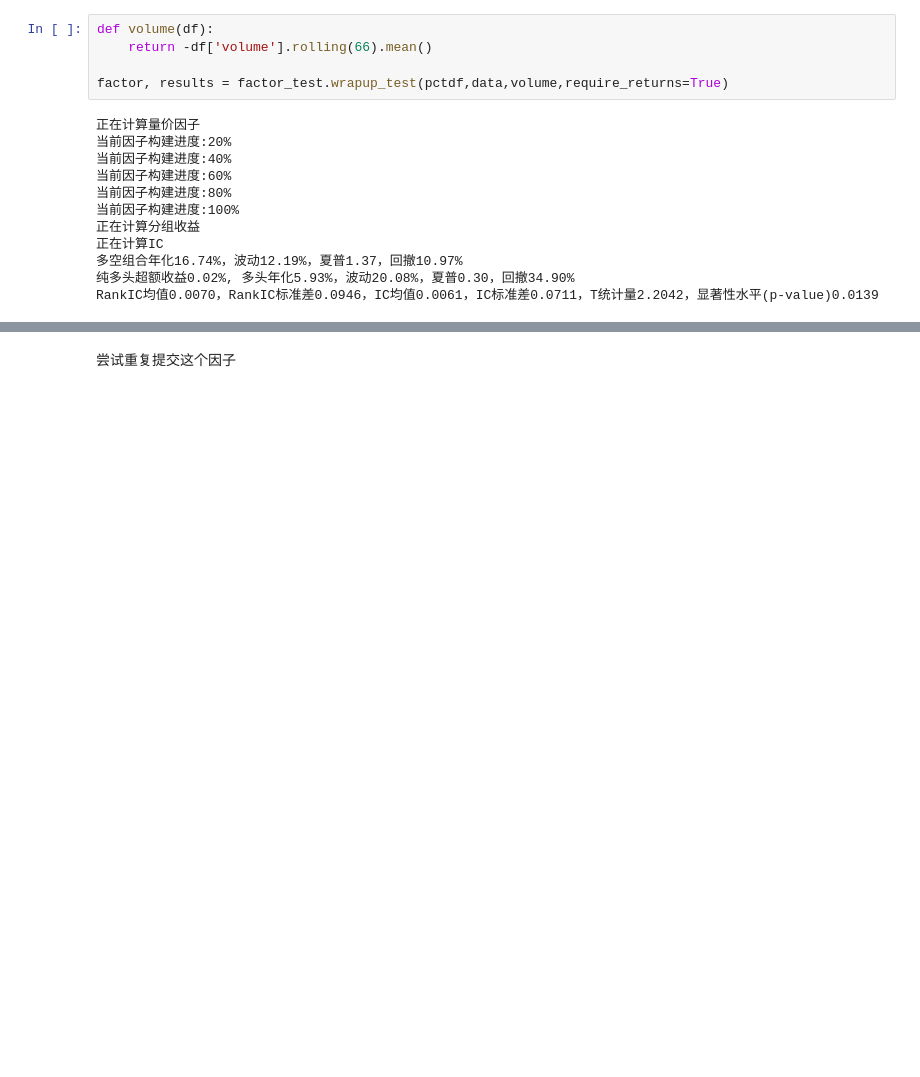
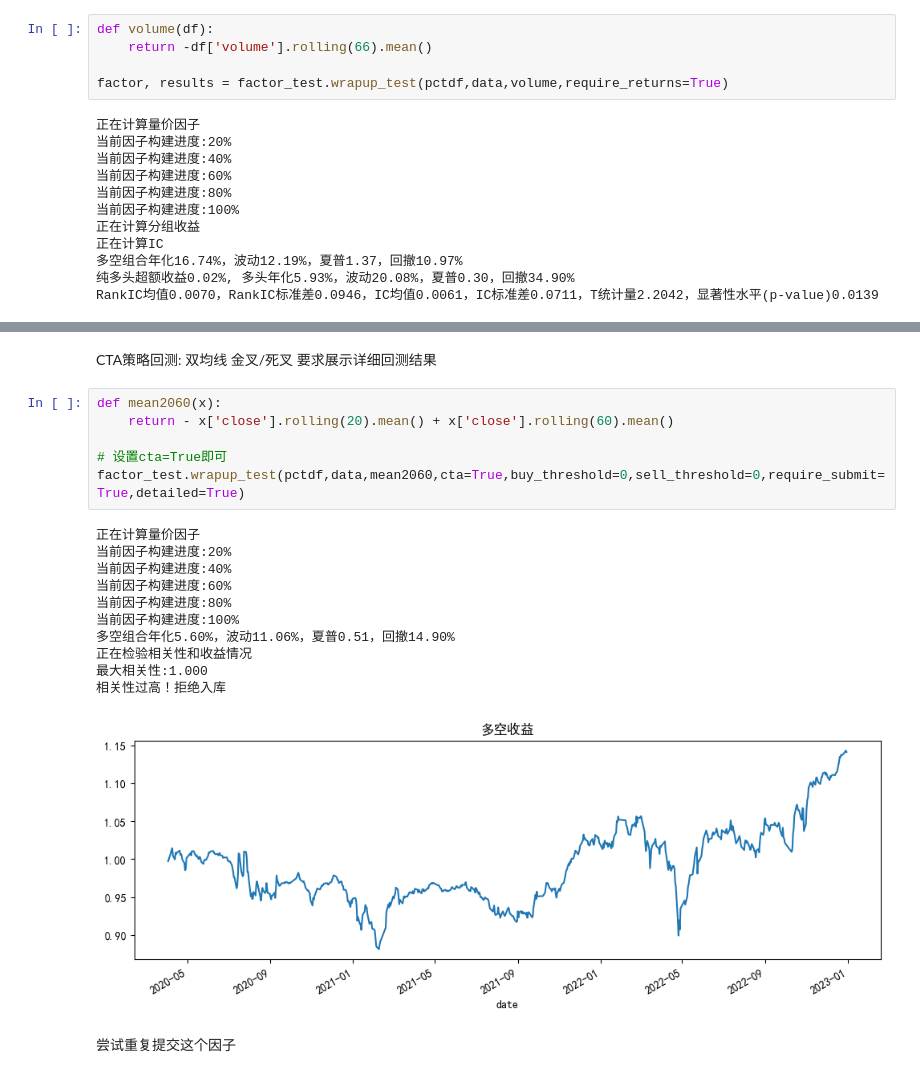
Before and after one commit to enter-a-name/-, a Jupyter notebook: test.ipynb, the cells around one changed output, grey strips where cells are left out. Saved outputs shown, nothing was run; the diff lists cells and outputs as text; blank space fills up the shorter version.

```diff
--- a/test.ipynb
+++ b/test.ipynb
@@ -110,3 +111,23 @@ Submit Success
+# %% [markdown]
+CTA策略回测: 双均线 金叉/死叉 要求展示详细回测结果
+# %%
+def mean2060(x):
+    return - x['close'].rolling(20).mean() + x['close'].rolling(60).mean()
+
+# 设置cta=True即可
+factor_test.wrapup_test(pctdf,data,mean2060,cta=True,buy_threshold=0,sell_threshold=0,require_submit=True,detailed=True)
+# %% [output]
+正在计算量价因子
+当前因子构建进度:20%
+当前因子构建进度:40%
+当前因子构建进度:60%
+当前因子构建进度:80%
+当前因子构建进度:100%
+多空组合年化5.60%，波动11.06%，夏普0.51，回撤14.90%
+正在检验相关性和收益情况
+最大相关性:1.000
+相关性过高！拒绝入库
+[figure, added]
 # %% [markdown]
 尝试重复提交这个因子
 # %%
```
Also changed, not shown: parts of 10 cells of this notebook, 4 other files.
